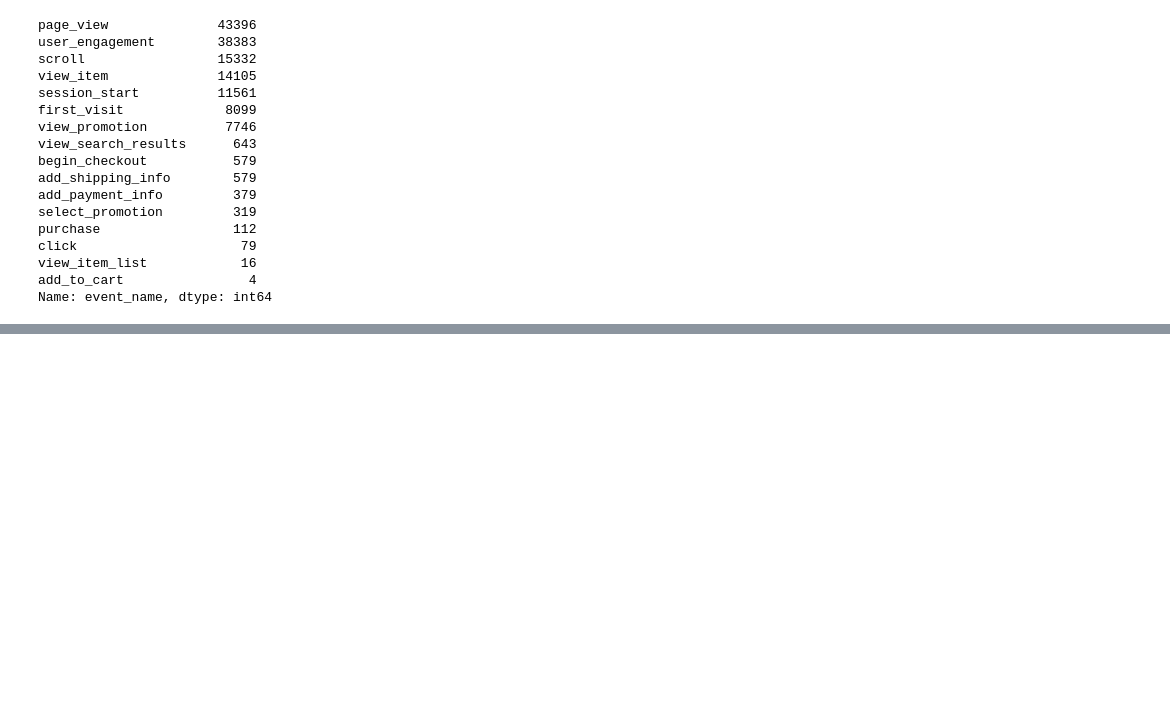
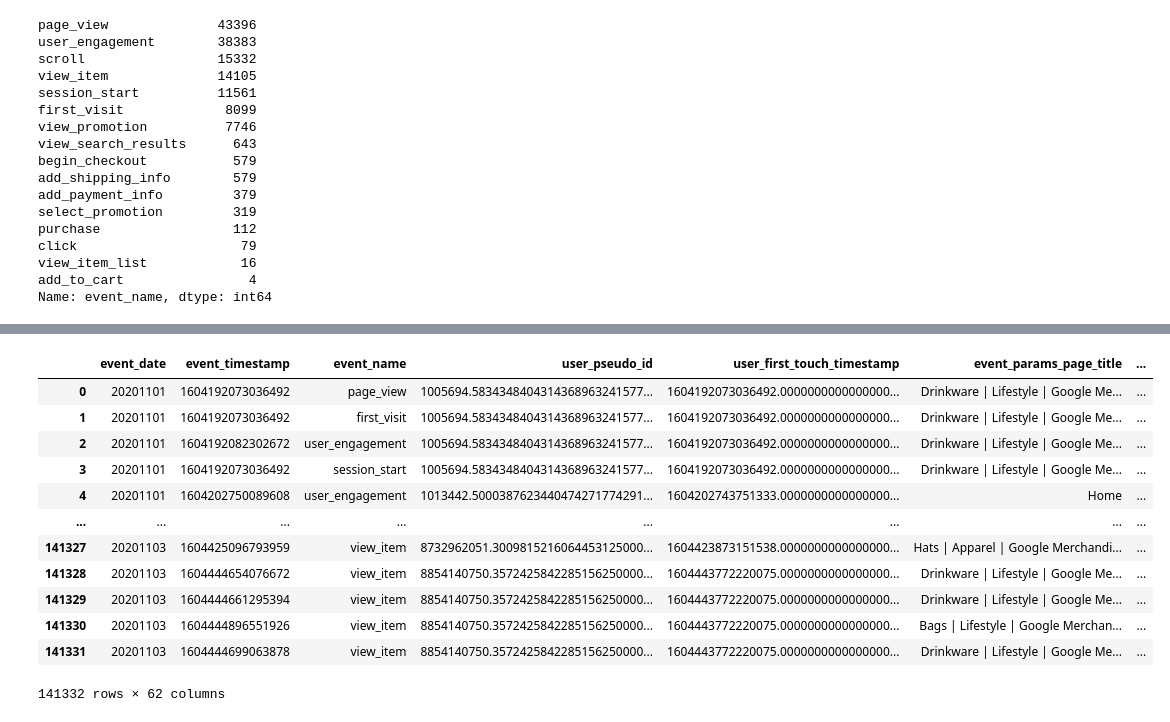
Before and after one commit to alexhalenke/Predicting_Purchase_Intention, a Jupyter notebook: notebooks/JWFE.ipynb, the cells around one changed output, grey strips where cells are left out. Saved outputs shown, nothing was run; the diff lists cells and outputs as text; code cells hidden in the pictures; blank space fills up the shorter version.

```diff
--- a/notebooks/JWFE.ipynb
+++ b/notebooks/JWFE.ipynb
@@ -616,0 +842,3 @@ plt.show();
+# %%
+df['country'] = new_feature
+df['country'].value_counts()
@@ -710,0 +952,3 @@ plt.hist(df['event_name'])
+# %%
+df_ohe = df_categorical.drop('outbound_click', axis=1)
+df_ohe.head()
@@ -710,0 +981,8 @@ plt.hist(df['event_name'])
+# %%
+df_ohe.reset_index(inplace=True, drop=True)
+df.reset_index(inplace=True, drop=True)
+# %%
+from sklearn.preprocessing import OneHotEncoder
+
+ohe = OneHotEncoder(handle_unknown='ignore', sparse=False, dtype=np.int8)
+df_ohe_transformed = pd.DataFrame(ohe.fit_transform(df_ohe))
@@ -710,0 +1007,16 @@ plt.hist(df['event_name'])
+# %%
+df.merge(df_ohe_transformed, how='left', left_index=True, right_index=True)
+# %% [output]
+|  | event_date | event_timestamp | event_name | user_pseudo_id | user_first_touch_timestamp | event_params_page_title | ... |
+| 0 | 20201101 | 1604192073036492 | page_view | 1005694.5834348404314368963241577... | 1604192073036492.0000000000000000... | Drinkware | Lifestyle | Google Me... | ... |
+| 1 | 20201101 | 1604192073036492 | first_visit | 1005694.5834348404314368963241577... | 1604192073036492.0000000000000000... | Drinkware | Lifestyle | Google Me... | ... |
+| 2 | 20201101 | 1604192082302672 | user_engagement | 1005694.5834348404314368963241577... | 1604192073036492.0000000000000000... | Drinkware | Lifestyle | Google Me... | ... |
+| 3 | 20201101 | 1604192073036492 | session_start | 1005694.5834348404314368963241577... | 1604192073036492.0000000000000000... | Drinkware | Lifestyle | Google Me... | ... |
+| 4 | 20201101 | 1604202750089608 | user_engagement | 1013442.5000387623440474271774291... | 1604202743751333.0000000000000000... | Home | ... |
+| ... | ... | ... | ... | ... | ... | ... | ... |
+| 141327 | 20201103 | 1604425096793959 | view_item | 8732962051.3009815216064453125000... | 1604423873151538.0000000000000000... | Hats | Apparel | Google Merchandi... | ... |
+| 141328 | 20201103 | 1604444654076672 | view_item | 8854140750.3572425842285156250000... | 1604443772220075.0000000000000000... | Drinkware | Lifestyle | Google Me... | ... |
+| 141329 | 20201103 | 1604444661295394 | view_item | 8854140750.3572425842285156250000... | 1604443772220075.0000000000000000... | Drinkware | Lifestyle | Google Me... | ... |
+| 141330 | 20201103 | 1604444896551926 | view_item | 8854140750.3572425842285156250000... | 1604443772220075.0000000000000000... | Bags | Lifestyle | Google Merchan... | ... |
+| 141331 | 20201103 | 1604444699063878 | view_item | 8854140750.3572425842285156250000... | 1604443772220075.0000000000000000... | Drinkware | Lifestyle | Google Me... | ... |
+141332 rows × 62 columns
```
Also changed, not shown: parts of 60 cells of this notebook, 2 other files.
